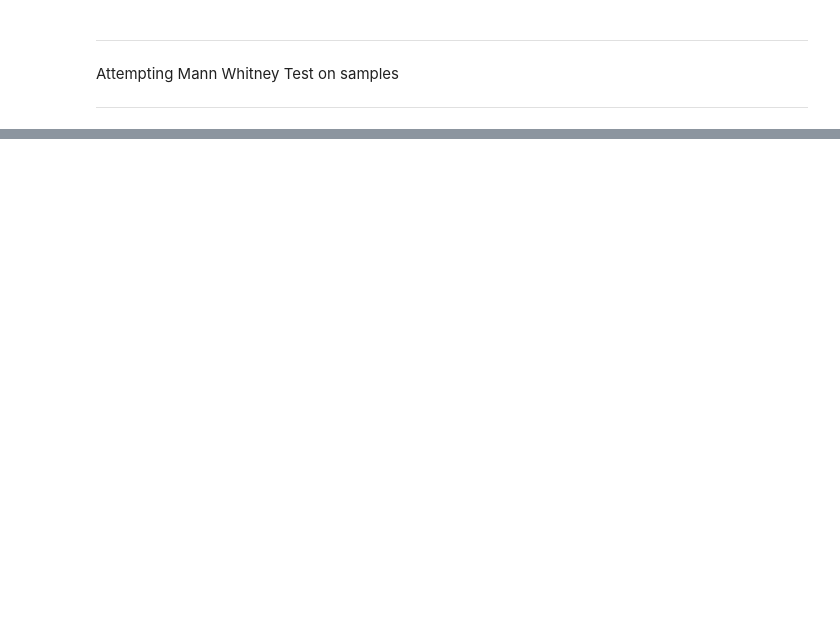
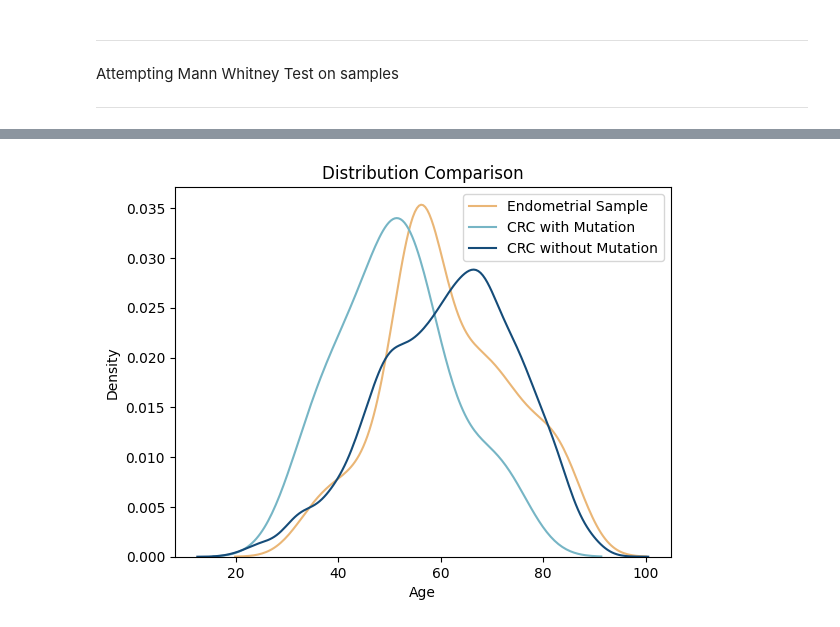
Before and after one commit to fredwdickinson/rscam-g6, a Jupyter notebook: Notebooks/nullcohort.ipynb, the cells around one changed output, grey strips where cells are left out. Drawn from its saved outputs; the diff is of its cells as text; code cells hidden in the pictures; blank space fills up the shorter version.

```diff
--- a/Notebooks/nullcohort.ipynb
+++ b/Notebooks/nullcohort.ipynb
@@ -176,0 +211,10 @@ Rejections: 97 in 100 tests
+# %%
+sns.kdeplot(sample1["Age"],label="Endometrial Sample", color = colours[3])
+sns.kdeplot(mutation_crc["Age"], label="CRC with Mutation", color = colours[4])
+sns.kdeplot(clean_crc["Age"], label="CRC without Mutation", color = colours[5])
+
+plt.legend()
+plt.title("Distribution Comparison")
+plt.show()
+# %% [output]
+[figure, added]
```
Also changed, not shown: parts of 6 cells of this notebook.
